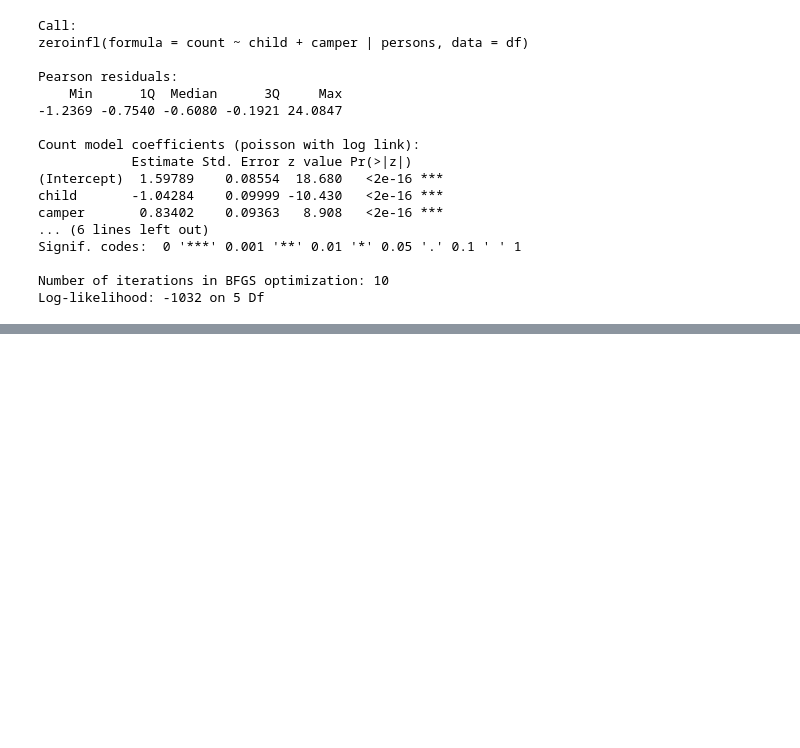
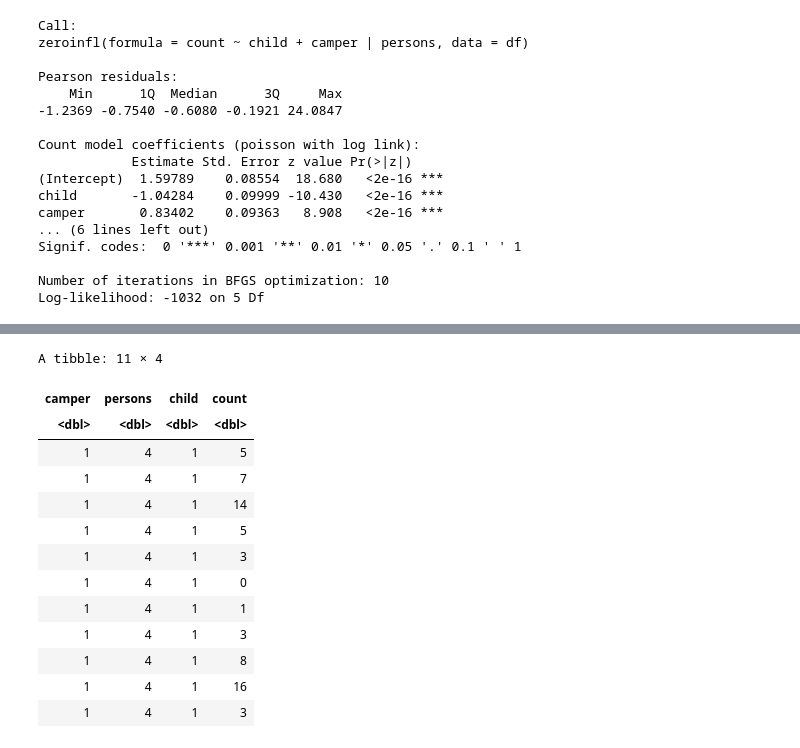
Before and after one commit to EshaanJoshiSDBI/Notes, a Jupyter notebook: Sem3/Time series Analysis/ZeroInflated(R).ipynb, the cells around one changed output, grey strips where cells are left out. Drawn from its saved outputs; the diff is of its cells as text; code cells hidden in the pictures; blank space fills up the shorter version.

```diff
--- a/Sem3/Time series Analysis/ZeroInflated(R).ipynb
+++ b/Sem3/Time series Analysis/ZeroInflated(R).ipynb
@@ -72,0 +124,17 @@ Log-likelihood: -1032 on 5 Df
+# %%
+df[which(df$camper == 1 & df$persons == 4 & df$child == 1),]
+# %% [output]
+A tibble: 11 × 4
+| camper | persons | child | count |
+| <dbl> | <dbl> | <dbl> | <dbl> |
+| 1 | 4 | 1 | 5 |
+| 1 | 4 | 1 | 7 |
+| 1 | 4 | 1 | 14 |
+| 1 | 4 | 1 | 5 |
+| 1 | 4 | 1 | 3 |
+| 1 | 4 | 1 | 0 |
+| 1 | 4 | 1 | 1 |
+| 1 | 4 | 1 | 3 |
+| 1 | 4 | 1 | 8 |
+| 1 | 4 | 1 | 16 |
+| 1 | 4 | 1 | 3 |
```
Also changed, not shown: parts of 8 cells of this notebook, 3 other files.
